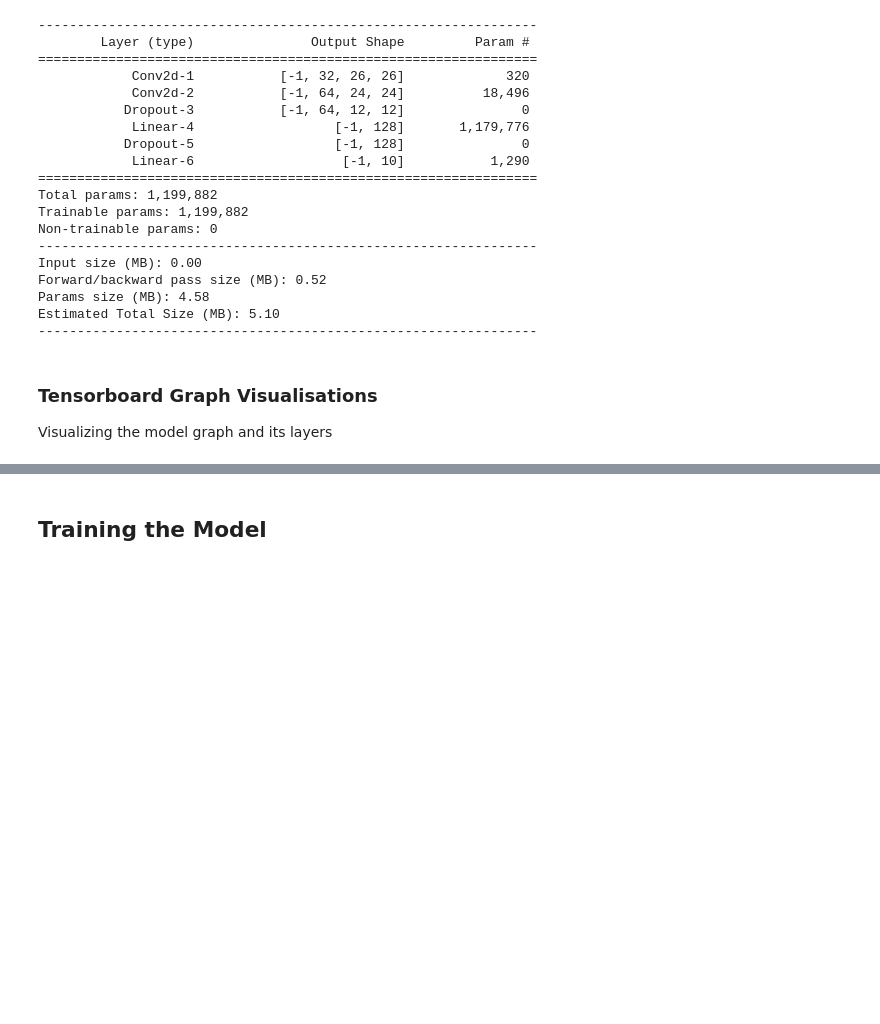
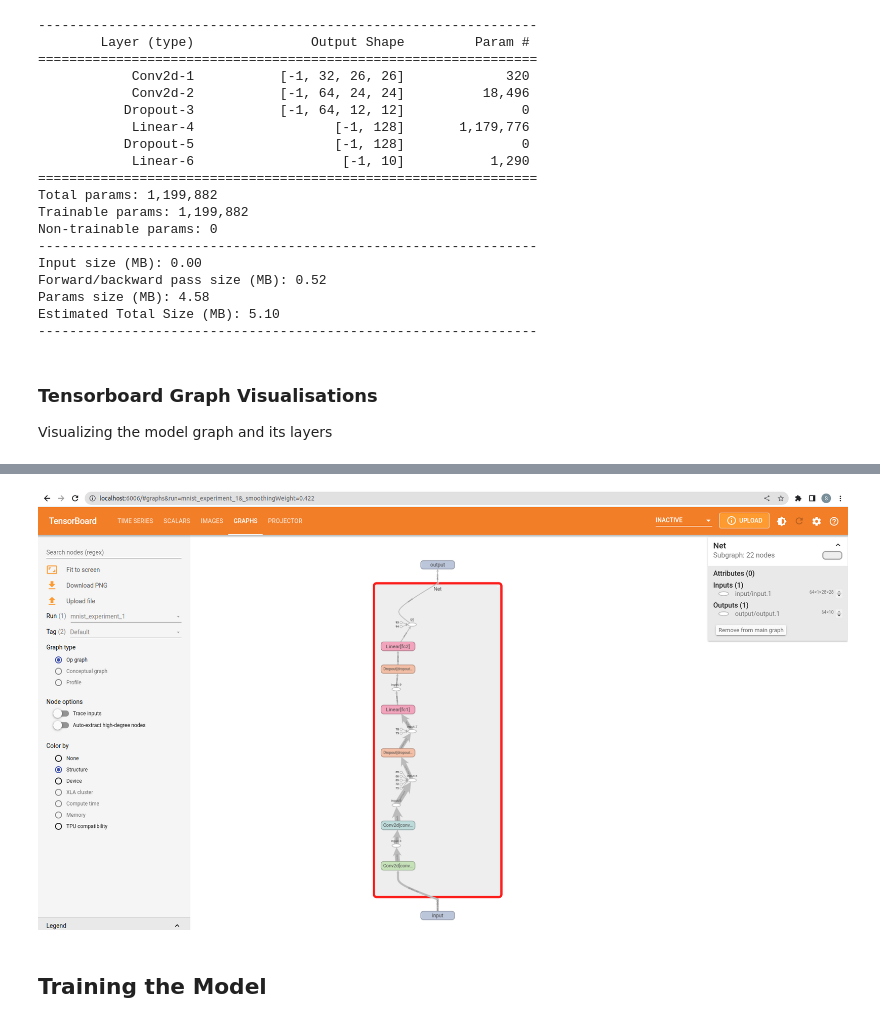
Before and after one commit to ShivamThukral/pytorch-projects, a Jupyter notebook: Pytorch_Playbook.ipynb, the cells around one changed output, grey strips where cells are left out. Drawn from its saved outputs; the diff is of its cells as text; code cells hidden in the pictures; blank space fills up the shorter version.

```diff
--- a/Pytorch_Playbook.ipynb
+++ b/Pytorch_Playbook.ipynb
@@ -265,3 +263,7 @@ writer.flush()
+# %%
+display.Image("imgs/graph-mnist.png")
+# %% [output]
+[figure, added]
 # %% [markdown]
 ## Training the Model
 # %%
```
Also changed, not shown: parts of 7 cells of this notebook.
